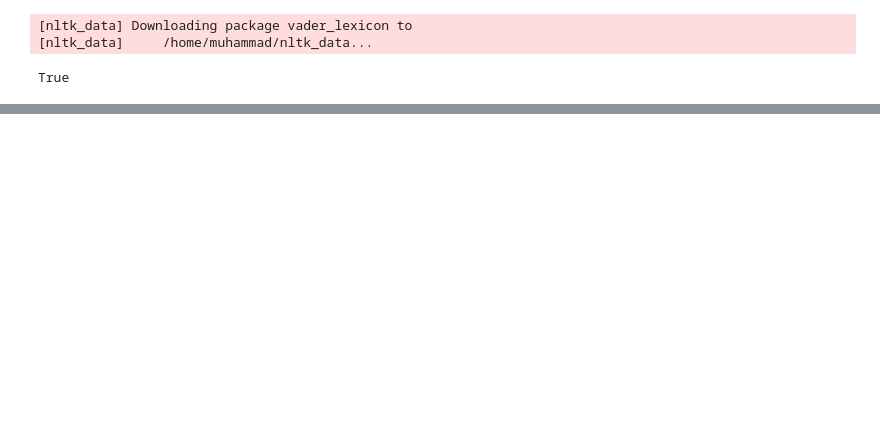
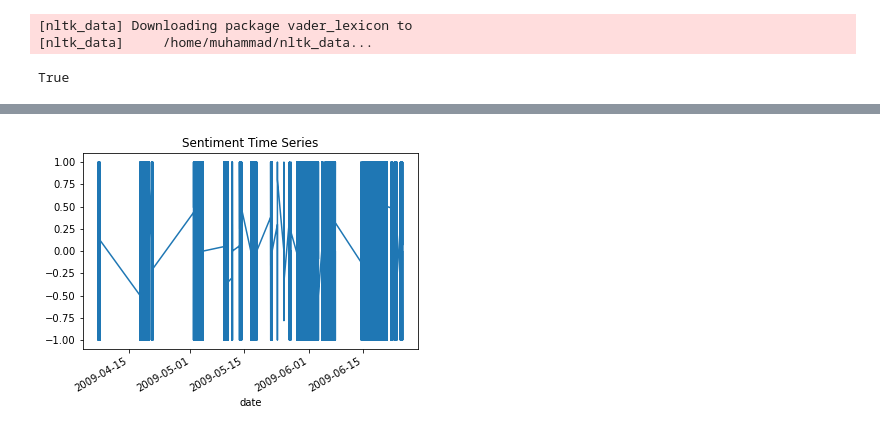
Before and after one commit to bhallimk/1_Sentiment_Analysis, a Jupyter notebook: Sentiment_analysis.ipynb, the cells around one changed output, grey strips where cells are left out. Saved outputs shown, nothing was run; the diff lists cells and outputs as text; code cells hidden in the pictures; blank space fills up the shorter version.

Commit message:
Add files via upload
2_Sentiment_Analysis

```diff
--- a/Sentiment_analysis.ipynb
+++ b/Sentiment_analysis.ipynb
@@ -175,0 +234,5 @@ only showing top 20 rows
+# %%
+data = df
+# %%
+# Convert the DataFrame to a list of dictionaries for insertion into MongoDB
+tweets = data.to_dict(orient="records")
@@ -175,0 +292,3 @@ only showing top 20 rows
+# %%
+# Create a DataFrame from the list of dictionaries
+new_df = pd.DataFrame(tweets)
@@ -175,0 +311,10 @@ only showing top 20 rows
+# %%
+# Assuming "date" is in datetime format, set it as the DataFrame's index
+new_df['date'] = pd.to_datetime(new_df['date'])
+new_df.set_index('date', inplace=True)
+# %%
+# Create a time series plot to visualize the sentiment data
+new_df['sentiment_polarity'].plot(title='Sentiment Time Series')
+plt.show()
+# %% [output]
+[figure, added]
```
Also changed, not shown: parts of 36 cells of this notebook.
